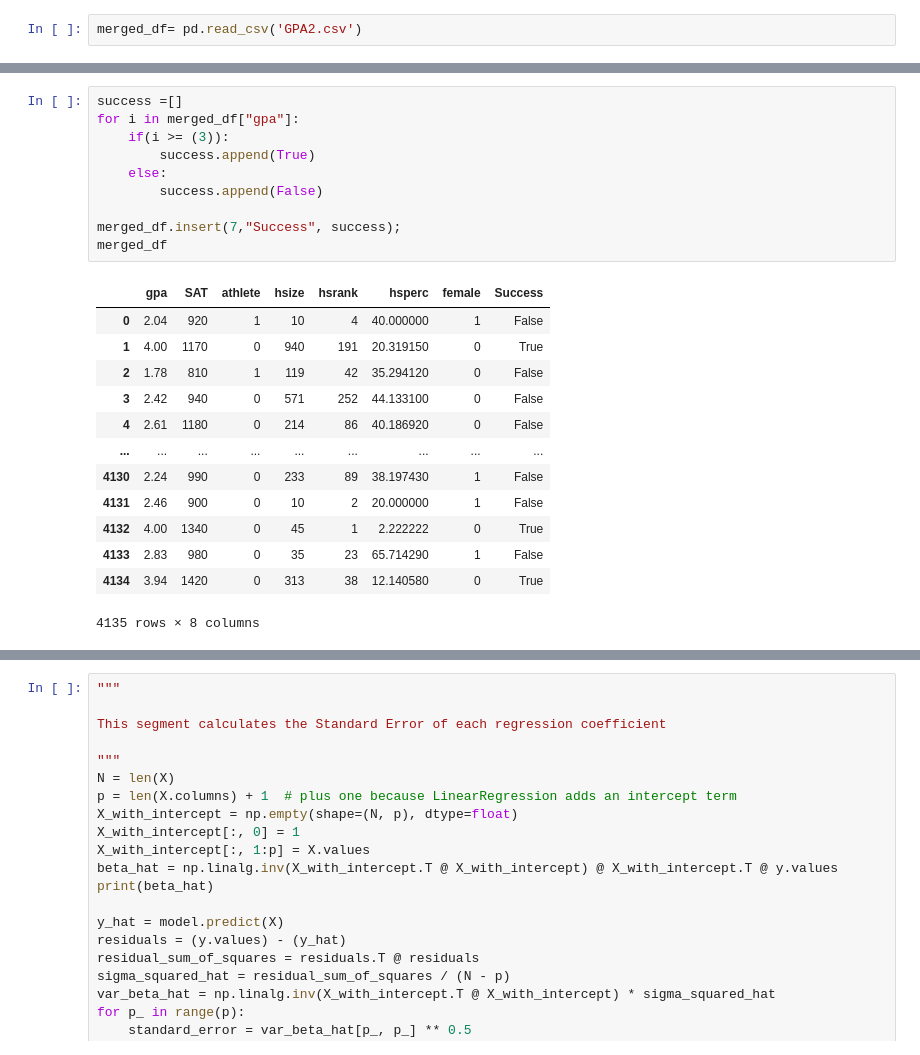
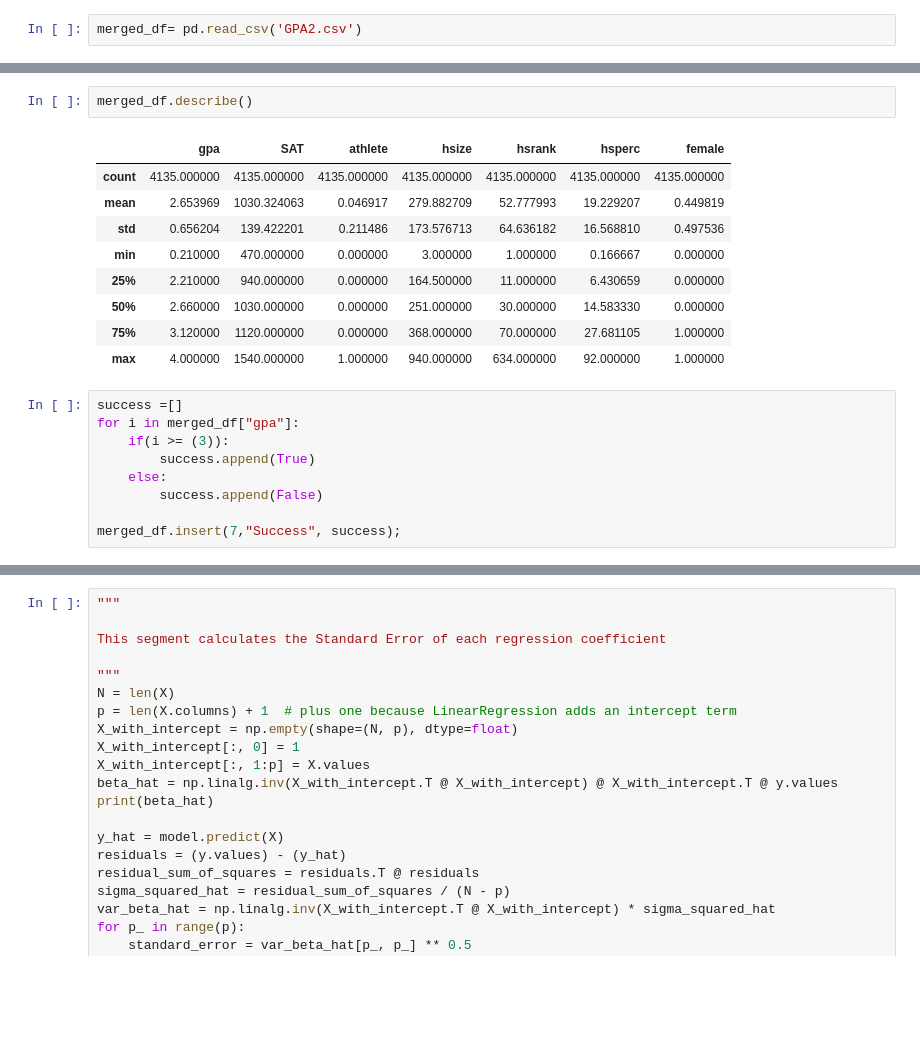
Before and after one commit to MyronTadros/DataScienceProject, a Jupyter notebook: notebook.ipynb, the cells around one changed output, grey strips where cells are left out. Cells and saved outputs as stored; diff of their text form; blank space fills up the shorter version.

```diff
--- a/notebook.ipynb
+++ b/notebook.ipynb
@@ -29,3 +32,15 @@ merged_df
+# %%
+merged_df.describe()
+# %% [output]
+|  | gpa | SAT | athlete | hsize | hsrank | hsperc | female |
+| count | 4135.000000 | 4135.000000 | 4135.000000 | 4135.000000 | 4135.000000 | 4135.000000 | 4135.000000 |
+| mean | 2.653969 | 1030.324063 | 0.046917 | 279.882709 | 52.777993 | 19.229207 | 0.449819 |
+| std | 0.656204 | 139.422201 | 0.211486 | 173.576713 | 64.636182 | 16.568810 | 0.497536 |
+| min | 0.210000 | 470.000000 | 0.000000 | 3.000000 | 1.000000 | 0.166667 | 0.000000 |
+| 25% | 2.210000 | 940.000000 | 0.000000 | 164.500000 | 11.000000 | 6.430659 | 0.000000 |
+| 50% | 2.660000 | 1030.000000 | 0.000000 | 251.000000 | 30.000000 | 14.583330 | 0.000000 |
+| 75% | 3.120000 | 1120.000000 | 0.000000 | 368.000000 | 70.000000 | 27.681105 | 1.000000 |
+| max | 4.000000 | 1540.000000 | 1.000000 | 940.000000 | 634.000000 | 92.000000 | 1.000000 |
 # %%
 success =[]
 for i in merged_df["gpa"]:
@@ -35,19 +50,4 @@ for i in merged_df["gpa"]:
         success.append(False)
 
 merged_df.insert(7,"Success", success);
-merged_df
-# %% [output]
-|  | gpa | SAT | athlete | hsize | hsrank | hsperc | female | Success |
-| 0 | 2.04 | 920 | 1 | 10 | 4 | 40.000000 | 1 | False |
-| 1 | 4.00 | 1170 | 0 | 940 | 191 | 20.319150 | 0 | True |
-| 2 | 1.78 | 810 | 1 | 119 | 42 | 35.294120 | 0 | False |
-| 3 | 2.42 | 940 | 0 | 571 | 252 | 44.133100 | 0 | False |
-| 4 | 2.61 | 1180 | 0 | 214 | 86 | 40.186920 | 0 | False |
-| ... | ... | ... | ... | ... | ... | ... | ... | ... |
-| 4130 | 2.24 | 990 | 0 | 233 | 89 | 38.197430 | 1 | False |
-| 4131 | 2.46 | 900 | 0 | 10 | 2 | 20.000000 | 1 | False |
-| 4132 | 4.00 | 1340 | 0 | 45 | 1 | 2.222222 | 0 | True |
-| 4133 | 2.83 | 980 | 0 | 35 | 23 | 65.714290 | 1 | False |
-| 4134 | 3.94 | 1420 | 0 | 313 | 38 | 12.140580 | 0 | True |
-4135 rows × 8 columns
 # %%
```
Also changed, not shown: parts of 14 cells of this notebook.
